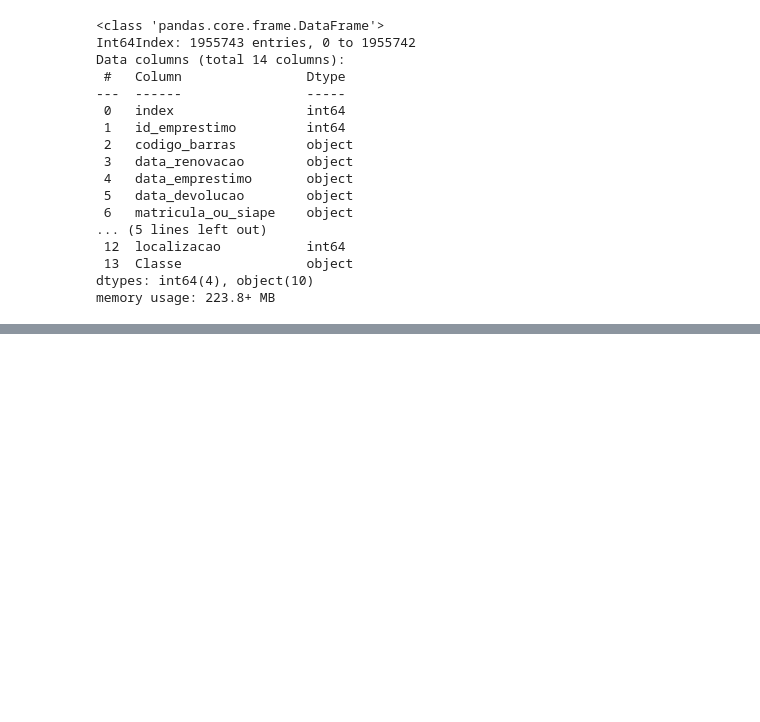
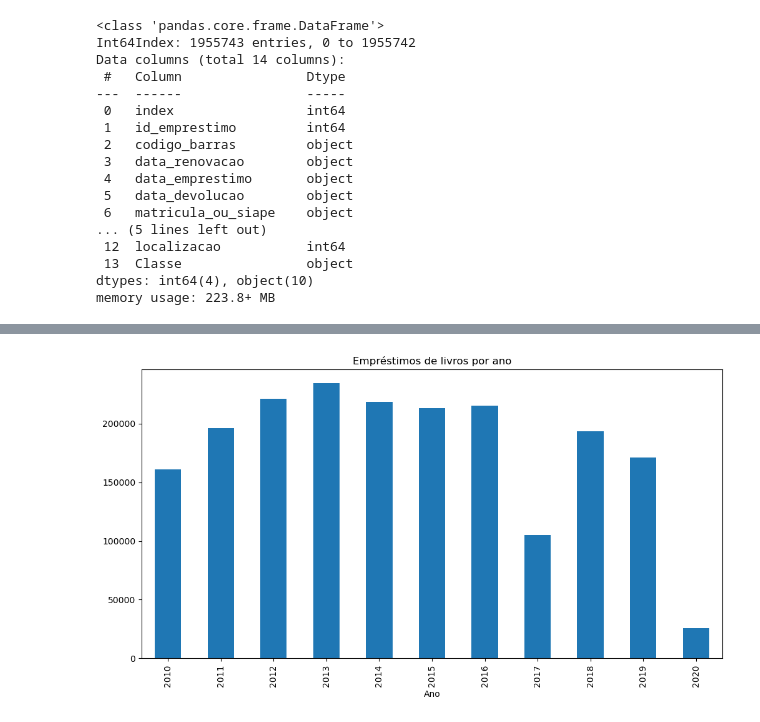
Before and after one commit to avellar1975/7DaysOfCode, a Jupyter notebook: 7DaysOfCode.ipynb, the cells around one changed output, grey strips where cells are left out. Cells and saved outputs as stored; diff of their text form; code cells hidden in the pictures; blank space fills up the shorter version.

```diff
--- a/7DaysOfCode.ipynb
+++ b/7DaysOfCode.ipynb
@@ -371,0 +419,4 @@ df_1
+# %%
+grafico_groupby_ano['id_emprestimo'].plot(title='Empréstimos de livros por ano', figsize=(12,6), xlabel='Ano', kind='bar');
+# %% [output]
+[figure, added]
```
Also changed, not shown: parts of 30 cells of this notebook.
